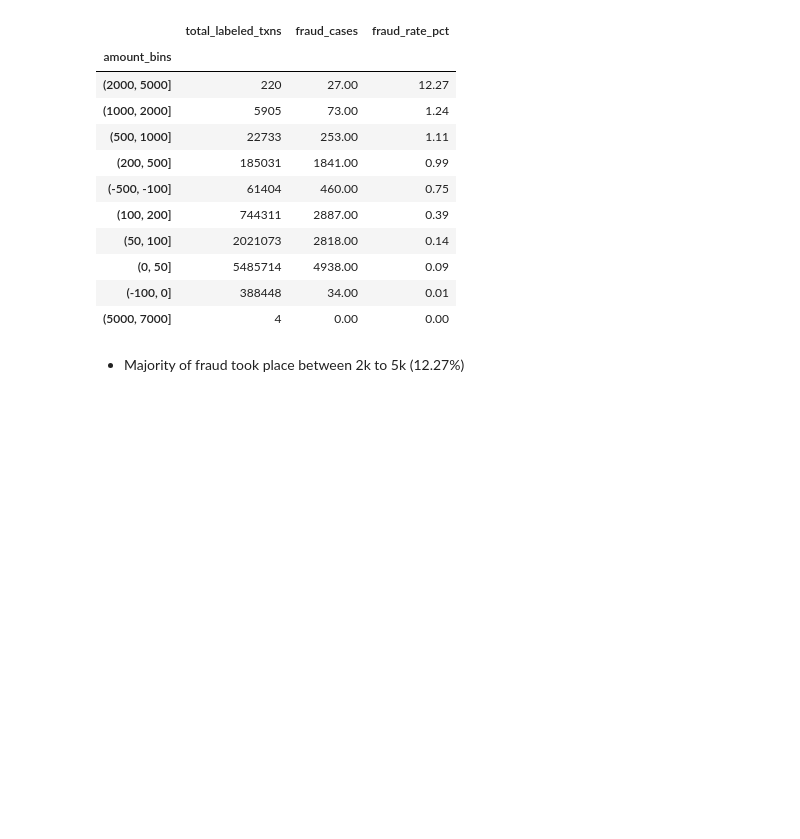
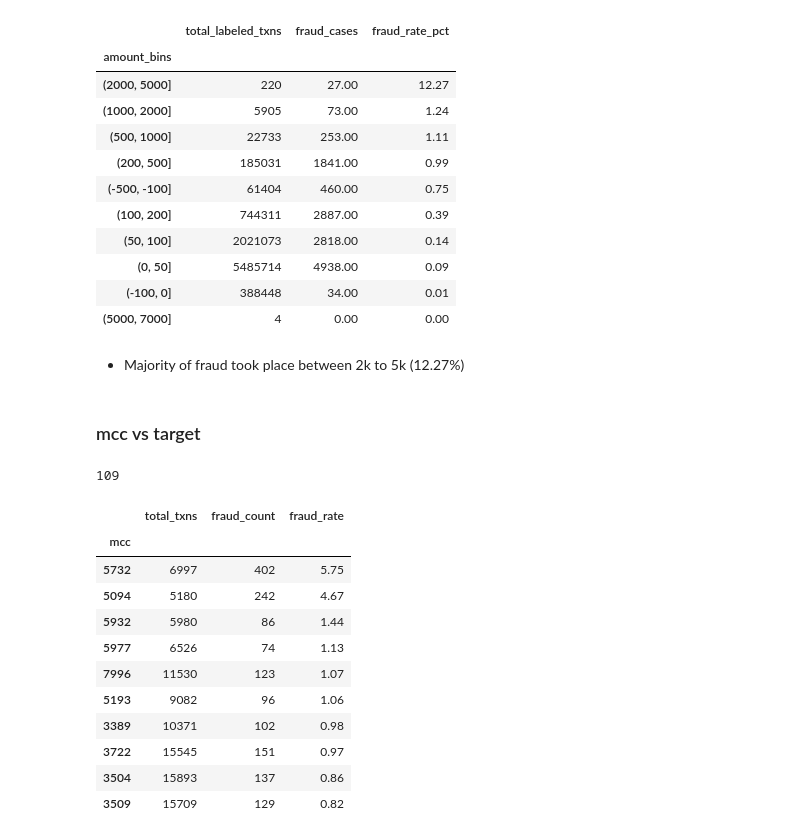
Before and after one commit to ShlokBagwe/FinGuard, a Jupyter notebook: EDA.ipynb, the cells around one changed output. Drawn from its saved outputs; the diff is of its cells as text; code cells hidden in the pictures; blank space fills up the shorter version.

```diff
--- a/EDA.ipynb
+++ b/EDA.ipynb
@@ -660,3 +660,43 @@ amount_summary.sort_values('fraud_rate_pct', ascending=False)
 | (5000, 7000] | 4 | 0.00 | 0.00 |
 # %% [markdown]
 - Majority of fraud took place between 2k to 5k (12.27%)
+# %% [markdown]
+### mcc vs target
+# %%
+master_df['mcc'].nunique()
+# %% [output]
+109
+# %%
+mcc_stats = (
+    master_df.groupby('mcc')
+    .agg(
+        total_txns = ('target', 'size'),
+        fraud_count=('target', lambda x: (x=='Yes').sum())
+    )
+)
+
+mcc_stats['fraud_rate'] = (
+    mcc_stats['fraud_count']
+    / mcc_stats['total_txns']
+    * 100
+)
+
+mcc_stats[
+    mcc_stats['total_txns'] > 5000
+].sort_values(
+    'fraud_rate',
+    ascending=False
+).head(10)
+# %% [output]
+|  | total_txns | fraud_count | fraud_rate |
+| mcc |  |  |  |
+| 5732 | 6997 | 402 | 5.75 |
+| 5094 | 5180 | 242 | 4.67 |
+| 5932 | 5980 | 86 | 1.44 |
+| 5977 | 6526 | 74 | 1.13 |
+| 7996 | 11530 | 123 | 1.07 |
+| 5193 | 9082 | 96 | 1.06 |
+| 3389 | 10371 | 102 | 0.98 |
+| 3722 | 15545 | 151 | 0.97 |
+| 3504 | 15893 | 137 | 0.86 |
+| 3509 | 15709 | 129 | 0.82 |
```
Also changed, not shown: parts of 6 cells of this notebook.
